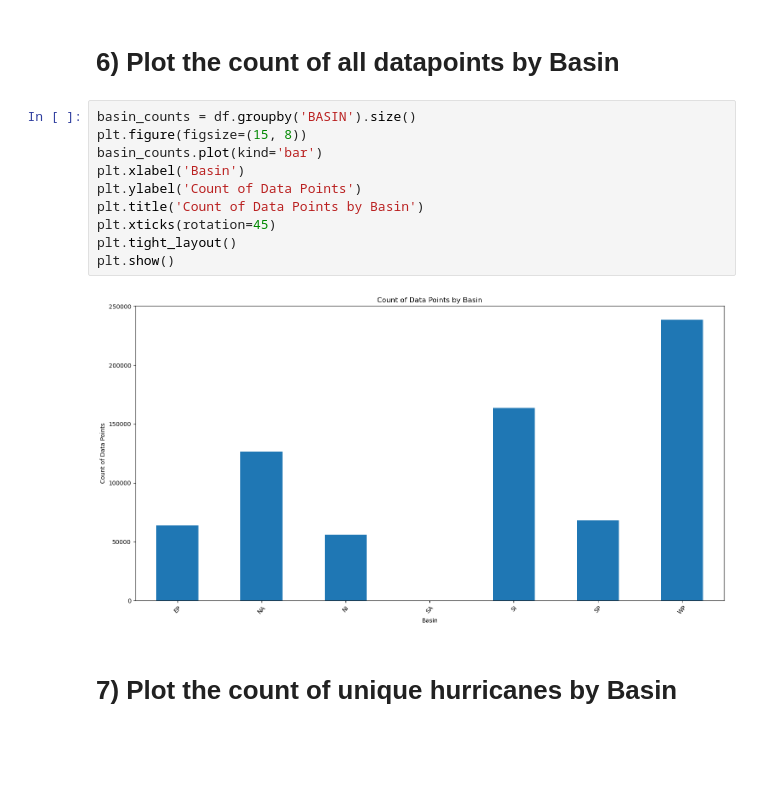
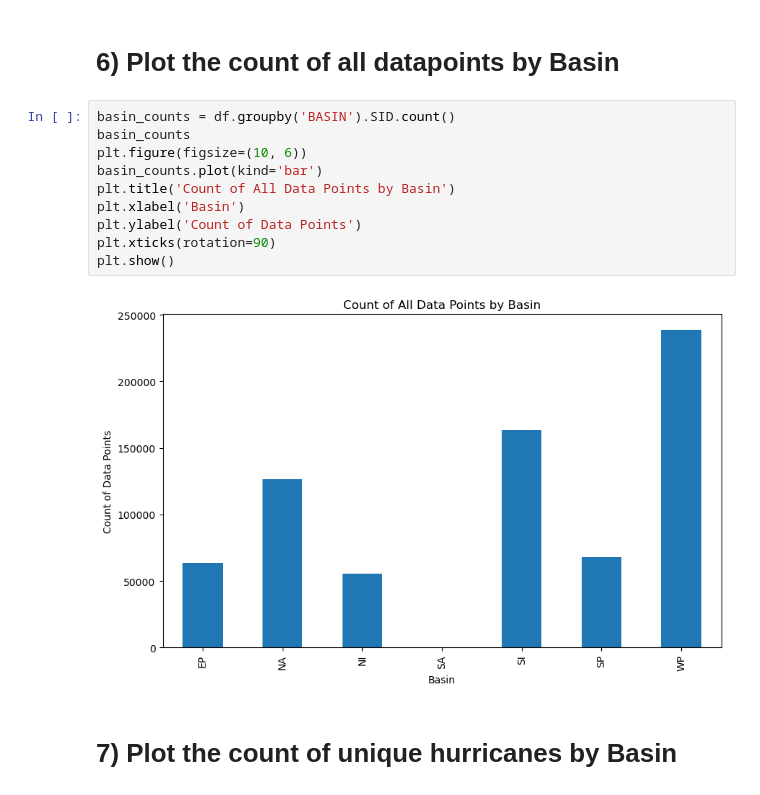
Before and after one commit to Hamsterrrrrrrrr/Assignments_EESC_GR6901, a Jupyter notebook: Assignment6.ipynb, the cells around one changed output. Drawn from its saved outputs; the diff is of its cells as text; blank space fills up the shorter version.

```diff
--- a/Assignment6.ipynb
+++ b/Assignment6.ipynb
@@ -100,17 +102,17 @@ plt.show()
 # %% [markdown]
 # 6) Plot the count of all datapoints by Basin
 # %%
-basin_counts = df.groupby('BASIN').size()
-plt.figure(figsize=(15, 8))
+basin_counts = df.groupby('BASIN').SID.count()
+basin_counts
+plt.figure(figsize=(10, 6))
 basin_counts.plot(kind='bar')
+plt.title('Count of All Data Points by Basin')
 plt.xlabel('Basin')
 plt.ylabel('Count of Data Points')
-plt.title('Count of Data Points by Basin')
-plt.xticks(rotation=45)
-plt.tight_layout()
+plt.xticks(rotation=90)
 plt.show()
 # %% [output]
-[figure, old version]
+[figure, new version]
 # %% [markdown]
 # 7) Plot the count of unique hurricanes by Basin
 # %%
```
Also changed, not shown: parts of 12 cells of this notebook.
